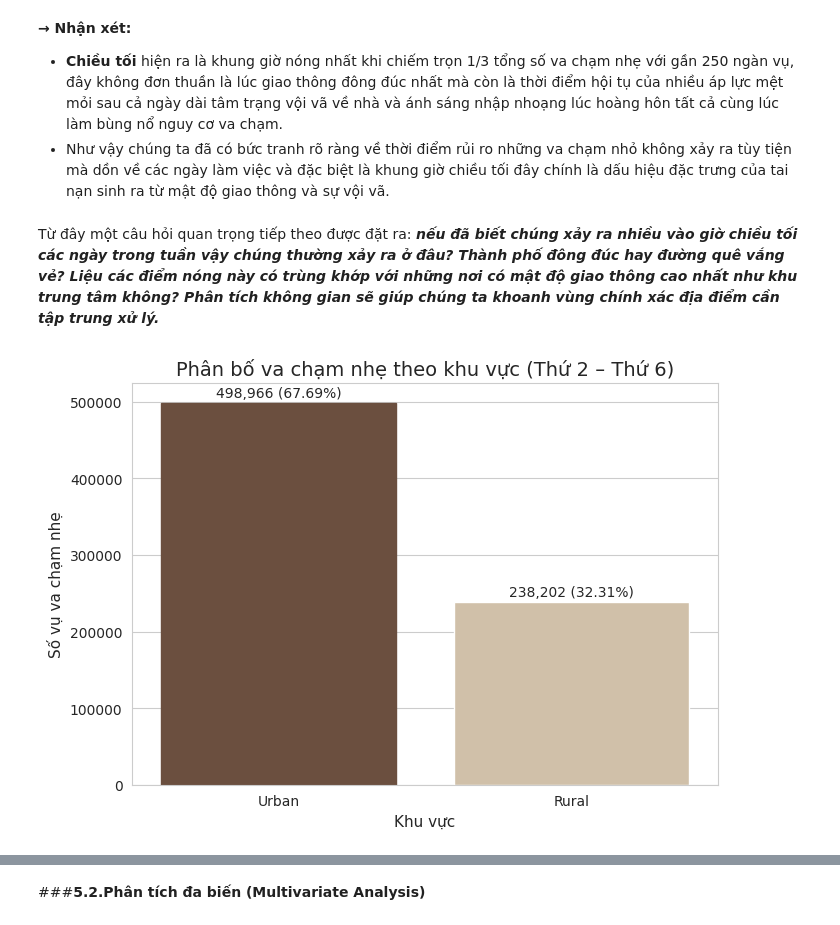
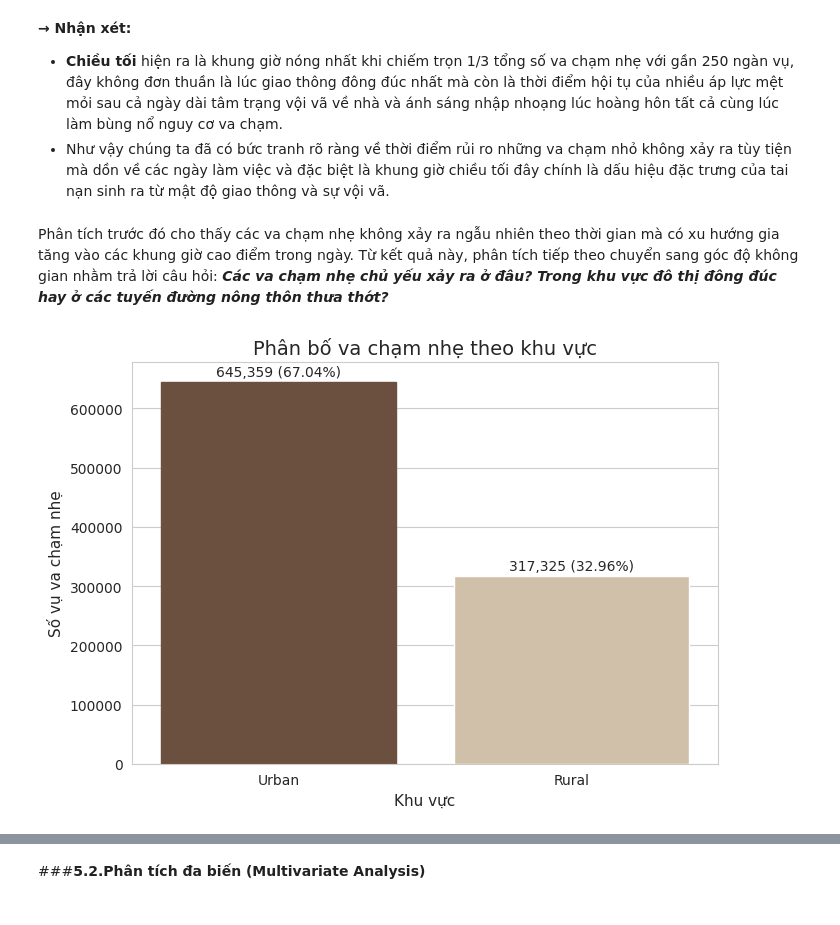
Before and after one commit to mihhwiNick/DA_project, a Jupyter notebook: UK_Road_Traffic_Accident_DA.ipynb, the cells around one changed output, grey strips where cells are left out. Drawn from its saved outputs; the diff is of its cells as text; code cells hidden in the pictures.

```diff
--- a/UK_Road_Traffic_Accident_DA.ipynb
+++ b/UK_Road_Traffic_Accident_DA.ipynb
@@ -1232,51 +1232,48 @@ plt.show()
 **→ Nhận xét:**
 + **Chiều tối** hiện ra là khung giờ nóng nhất khi chiếm trọn 1/3 tổng số va chạm nhẹ với gần 250 ngàn vụ, đây không đơn thuần là lúc giao thông đông đúc nhất mà còn là thời điểm hội tụ của nhiều áp lực mệt mỏi sau cả ngày dài tâm trạng vội vã về nhà và ánh sáng nhập nhoạng lúc hoàng hôn tất cả cùng lúc làm bùng nổ nguy cơ va chạm.
 + Như vậy chúng ta đã có bức tranh rõ ràng về thời điểm rủi ro những va chạm nhỏ không xảy ra tùy tiện mà dồn về các ngày làm việc và đặc biệt là khung giờ chiều tối đây chính là dấu hiệu đặc trưng của tai nạn sinh ra từ mật độ giao thông và sự vội vã.
-# %% [markdown]
-Từ đây một câu hỏi quan trọng tiếp theo được đặt ra: ***nếu đã biết chúng xảy ra nhiều vào giờ chiều tối các ngày trong tuần vậy chúng thường xảy ra ở đâu? Thành phố đông đúc hay đường quê vắng vẻ? Liệu các điểm nóng này có trùng khớp với những nơi có mật độ giao thông cao nhất như khu trung tâm không? Phân tích không gian sẽ giúp chúng ta khoanh vùng chính xác địa điểm cần tập trung xử lý.***
+# %% [markdown]
+Phân tích trước đó cho thấy các va chạm nhẹ không xảy ra ngẫu nhiên theo thời gian mà có xu hướng gia tăng vào các khung giờ cao điểm trong ngày. Từ kết quả này, phân tích tiếp theo chuyển sang góc độ không gian nhằm trả lời câu hỏi: ***Các va chạm nhẹ chủ yếu xảy ra ở đâu? Trong khu vực đô thị đông đúc hay ở các tuyến đường nông thôn thưa thớt?***
 # %%
-# Lọc va chạm nhẹ trong ngày làm việc
-weekday_slight = merged_data[
-    (merged_data['Accident_Severity'] == 'Slight') &
-    (merged_data['Day_of_Week'].isin(
-        ['Monday', 'Tuesday', 'Wednesday', 'Thursday', 'Friday']
-    ))
+# Lọc va chạm nhẹ
+slight_data = merged_data[
+    merged_data['Accident_Severity'] == 'Slight'
 ]
 
 plt.figure(figsize=(7, 5))
 
 ax = sns.countplot(
-    data=weekday_slight,
+    data=slight_data,
     x='Urban_or_Rural_Area',
     color='#D6C1A3'
 )
 
-plt.title("Phân bố va chạm nhẹ theo khu vực (Thứ 2 – Thứ 6)", fontsize=14)
+plt.title("Phân bố va chạm nhẹ theo khu vực", fontsize=14)
 plt.xlabel("Khu vực", fontsize=11)
 plt.ylabel("Số vụ va chạm nhẹ", fontsize=11)
 
 # Ghi số lượng + %
-total = len(weekday_slight)
+total = len(slight_data)
 max_count = max(p.get_height() for p in ax.patches)
 
 for p in ax.patches:
     count = int(p.get_height())
     pct = count / total * 100
 
     # Highlight khu vực chiếm ưu thế
     if count == max_count:
         p.set_color('#6B4F3F')
 
     ax.text(
         p.get_x() + p.get_width() / 2,
         count + total * 0.005,
         f"{count:,} ({pct:.2f}%)",
         ha='center',
         va='bottom',
         fontsize=10
     )
 
 plt.tight_layout()
 plt.show()
 # %% [output]
-[figure, old version]
+[figure, new version]
```
Also changed, not shown: parts of 21 cells of this notebook.
